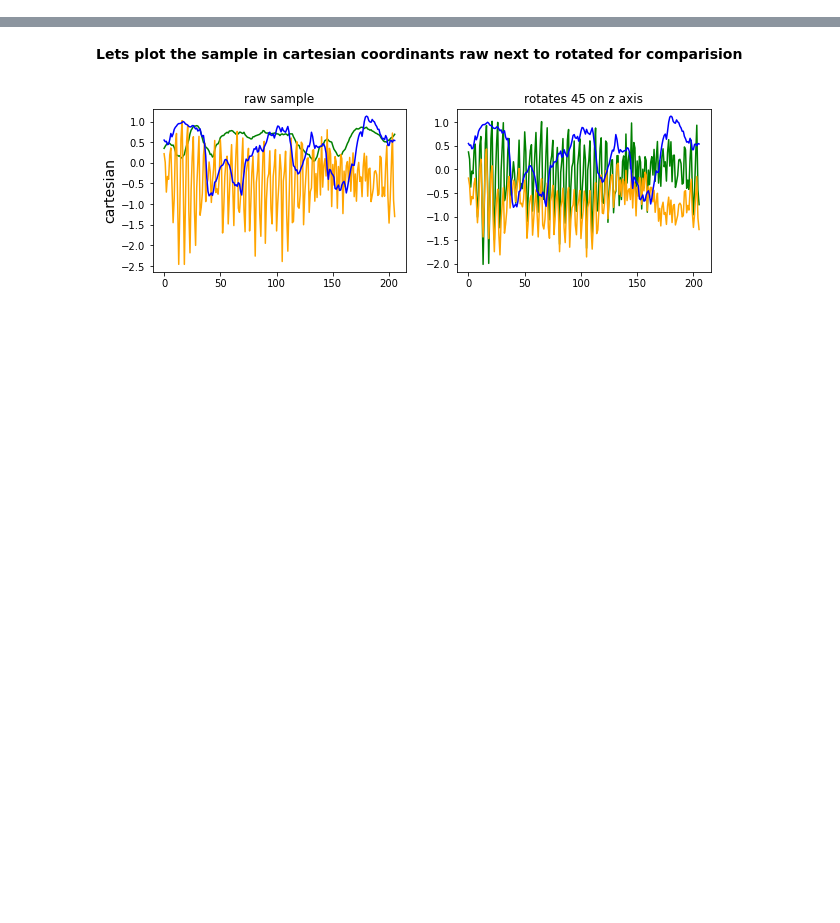
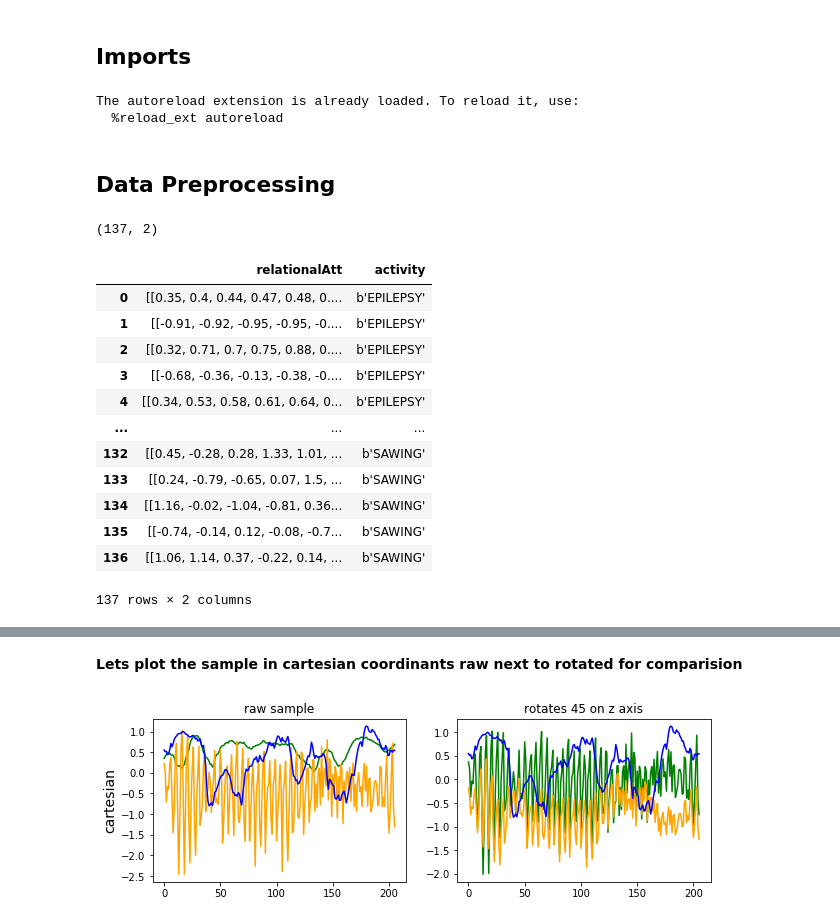
Before and after one commit to Iguanacolossus/Capstone3-TBA, a Jupyter notebook: notebooks/HAR-clustering.ipynb, the cells around one changed output, grey strips where cells are left out. Cells and saved outputs as stored; diff of their text form; code cells hidden in the pictures; blank space fills up the shorter version.

Commit message:
saving before moveing onto clustering

```diff
--- a/notebooks/HAR-clustering.ipynb
+++ b/notebooks/HAR-clustering.ipynb
@@ -80,0 +10,24 @@ array([0.35, 0.4 , 0.44, 0.47, 0.48, 0.47, 0.44, 0.42, 0.43, 0.37, 0.28,
+# %% [markdown]
+## Imports
+# %%
+#this makes sure  that If I modify my source code file , this notebook runs the most recient code
+%load_ext autoreload
+%autoreload 2
+
+import numpy as np
+from scipy.io import arff
+import pandas as pd
+import matplotlib.pyplot as plt
+from tslearn.clustering import TimeSeriesKMeans
+
+# alows me to import src folder contents from wherever
+import sys
+sys.path.insert(0, '../src')
+import HAR_functions
+
+from HAR_functions import *
+# %% [output]
+The autoreload extension is already loaded. To reload it, use:
+  %reload_ext autoreload
+# %% [markdown]
+## Data Preprocessing
@@ -80,0 +36,21 @@ array([0.35, 0.4 , 0.44, 0.47, 0.48, 0.47, 0.44, 0.42, 0.43, 0.37, 0.28,
+# %%
+train_df = pd.DataFrame(train)
+train_df.shape
+# %% [output]
+(137, 2)
+# %%
+train_df
+# %% [output]
+|  | relationalAtt | activity |
+| 0 | [[0.35, 0.4, 0.44, 0.47, 0.48, 0.... | b'EPILEPSY' |
+| 1 | [[-0.91, -0.92, -0.95, -0.95, -0.... | b'EPILEPSY' |
+| 2 | [[0.32, 0.71, 0.7, 0.75, 0.88, 0.... | b'EPILEPSY' |
+| 3 | [[-0.68, -0.36, -0.13, -0.38, -0.... | b'EPILEPSY' |
+| 4 | [[0.34, 0.53, 0.58, 0.61, 0.64, 0... | b'EPILEPSY' |
+| ... | ... | ... |
+| 132 | [[0.45, -0.28, 0.28, 1.33, 1.01, ... | b'SAWING' |
+| 133 | [[0.24, -0.79, -0.65, 0.07, 1.5, ... | b'SAWING' |
+| 134 | [[1.16, -0.02, -1.04, -0.81, 0.36... | b'SAWING' |
+| 135 | [[-0.74, -0.14, 0.12, -0.08, -0.7... | b'SAWING' |
+| 136 | [[1.06, 1.14, 0.37, -0.22, 0.14, ... | b'SAWING' |
+137 rows × 2 columns
```
Also changed, not shown: parts of 43 cells of this notebook, 1 other file.
